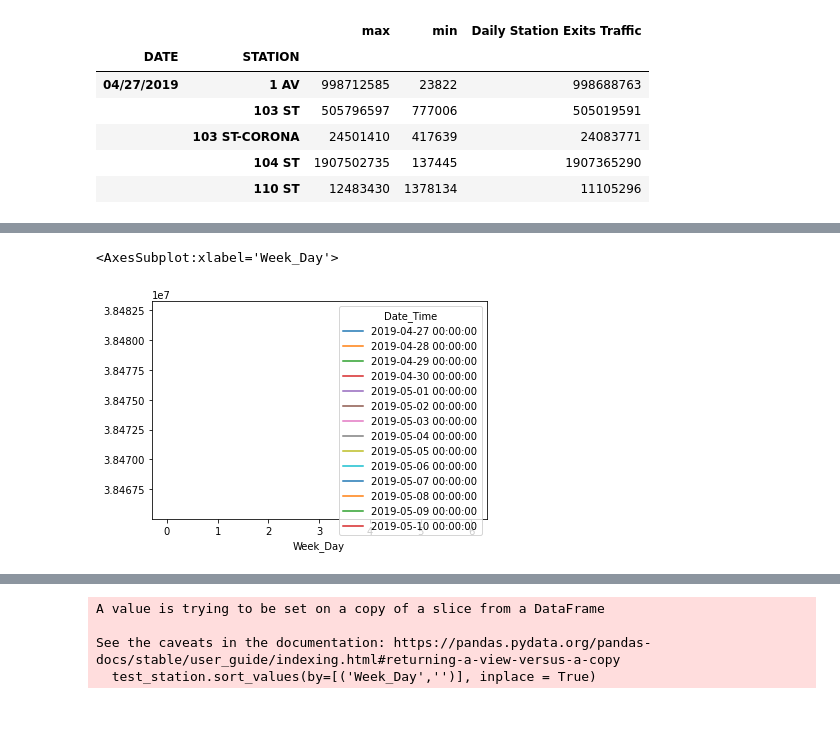
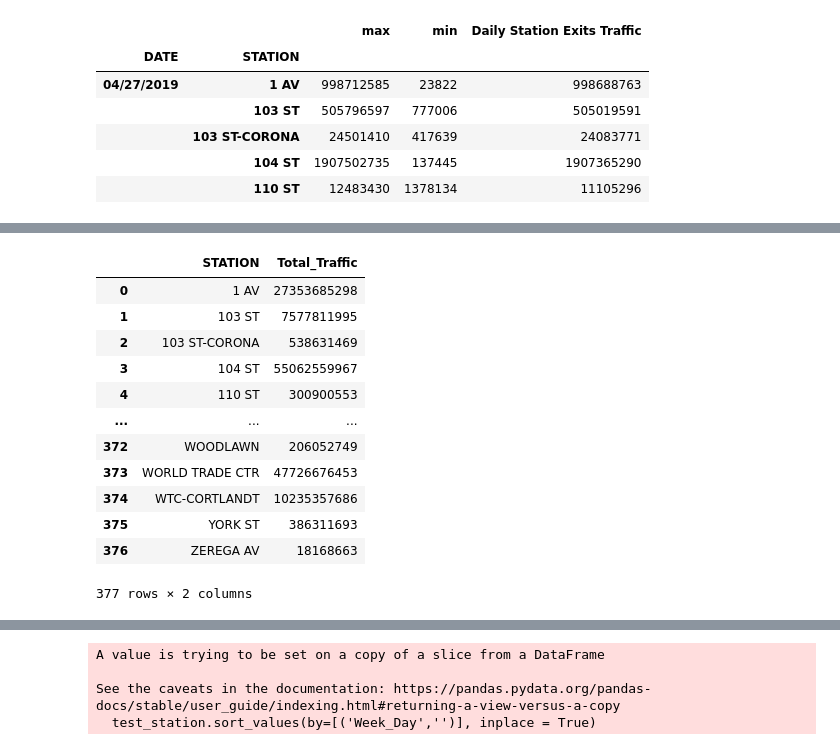
Before and after one commit to racheldilley1/mta-project-1, a Jupyter notebook: ritu_notebook.ipynb, the cells around one changed output, grey strips where cells are left out. Saved outputs shown, nothing was run; the diff lists cells and outputs as text; code cells hidden in the pictures; blank space fills up the shorter version.

```diff
--- a/ritu_notebook.ipynb
+++ b/ritu_notebook.ipynb
@@ -224,15 +247,29 @@ station_grouped.head()
 | 3 | 04/27/2019 | 104 ST | 214366 | 2025897597 | 137445 | 1907502735 | 2025683231 | 1907365290 | 3933048521 | ... |
 | 4 | 04/27/2019 | 110 ST | 3490386 | 13871007 | 1378134 | 12483430 | 10380621 | 11105296 | 21485917 | ... |
 # %%
-test_station = station_grouped[station_grouped.iloc[:,1] == '103 ST-CORONA']
-test_station.columns = ['DATE', 'STATION', 'ENTRIES_MIN', 'ENTRIES_MAX', 'EXITS_MIN', 'EXITS_MAX', 'ENTRIES', 'EXITS', 'Total_Traffic', 'Date_Time', 'Week_Day']
-test_station.head()
-Answer = test_station.groupby(['Week_Day','Date_Time']).Total_Traffic.sum()
-fig, ax = plt.subplots(figsize=(15,7))
-test_station.groupby(['Week_Day','Date_Time']).Total_Traffic.sum().unstack().plot(ax=ax)
+#test_station = station_grouped[station_grouped.iloc[:,1] == '103 ST-CORONA']
+station_grouped.columns = ['DATE', 'STATION', 'ENTRIES_MIN', 'ENTRIES_MAX', 'EXITS_MIN', 'EXITS_MAX', 'ENTRIES', 'EXITS', 'Total_Traffic', 'Date_Time', 'Week_Day']
+#test_station.head()
+#Answer = test_station.groupby(['Week_Day','Date_Time']).Total_Traffic.sum()
+#fig, ax = plt.subplots(figsize=(15,7))
+#test_station.groupby(['Week_Day','Date_Time']).Total_Traffic.sum().unstack().plot(ax=ax)
 #type(Answer)
 #Answer.shape
 #plt.plot(Answer)
+Total_ridership = station_grouped.groupby(['STATION']).Total_Traffic.sum().reset_index()
+type(Total_ridership)
+Total_ridership
 # %% [output]
+|  | STATION | Total_Traffic |
+| 0 | 1 AV | 27353685298 |
+| 1 | 103 ST | 7577811995 |
+| 2 | 103 ST-CORONA | 538631469 |
+| 3 | 104 ST | 55062559967 |
+| 4 | 110 ST | 300900553 |
+| ... | ... | ... |
+| 372 | WOODLAWN | 206052749 |
+| 373 | WORLD TRADE CTR | 47726676453 |
+| 374 | WTC-CORTLANDT | 10235357686 |
+| 375 | YORK ST | 386311693 |
+| 376 | ZEREGA AV | 18168663 |
-<AxesSubplot:xlabel='Week_Day'>
+377 rows × 2 columns
-[figure, removed]
```
Also changed, not shown: parts of 11 cells of this notebook.
